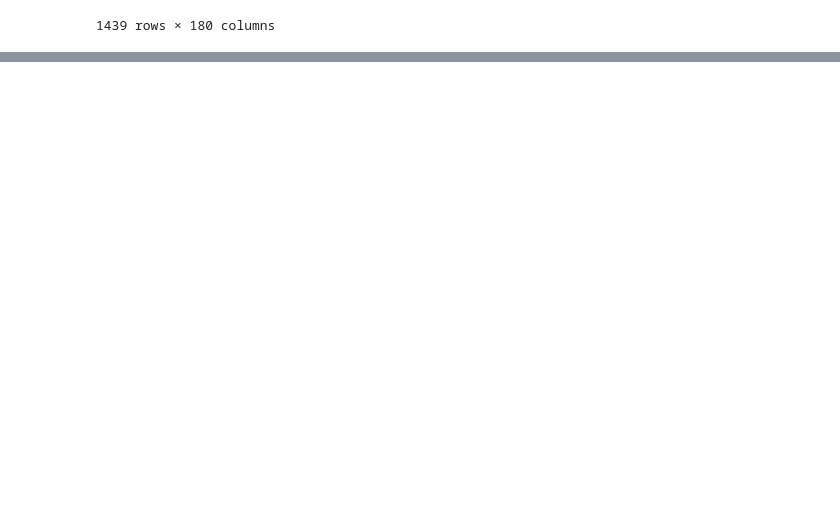
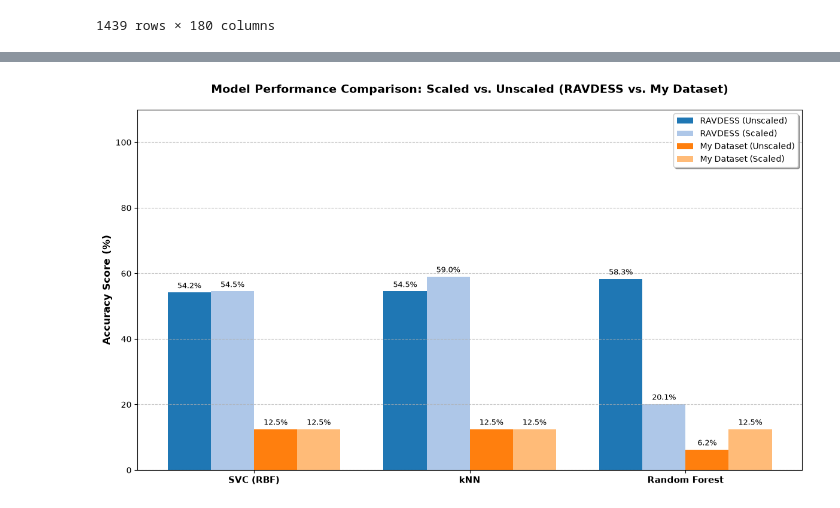
Before and after one commit to huodor/Week3-ClassicML, a Jupyter notebook: Week_3_MachineLearning.ipynb, the cells around one changed output, grey strips where cells are left out. Saved outputs shown, nothing was run; the diff lists cells and outputs as text; code cells hidden in the pictures; blank space fills up the shorter version.

```diff
--- a/Week_3_MachineLearning.ipynb
+++ b/Week_3_MachineLearning.ipynb
@@ -753,0 +846,15 @@ scores_df.sort_values(by='Accuracy Score',axis=0,ascending=False)
+# %%
+model = RandomForestClassifier(
+    n_estimators=500,
+    criterion='entropy',
+    warm_start=True,
+    max_features='sqrt',
+    oob_score=True,
+    random_state=42
+)
+
+model.fit(X_train, y_train)
+
+print(f'RAVDESS test accuracy: {100 * model.score(X_test, y_test):.2f}%')
+
+print(f'My test accuracy: {100 * model.score(my_features, my_emotions):.2f}%')
@@ -753,0 +864,77 @@ scores_df.sort_values(by='Accuracy Score',axis=0,ascending=False)
+# %%
+import numpy as np
+import pandas as pd
+import matplotlib.pyplot as plt
+from sklearn.svm import SVC
+from sklearn.neighbors import KNeighborsClassifier
+from sklearn.ensemble import RandomForestClassifier
+
+# Ensure the personal dataset features are scaled correctly
+my_features_scaled = scaler.transform(my_features)
+
+# Define the 3 models
+models = {
+    'SVC (RBF)': SVC(C=3, gamma='auto', kernel='rbf', random_state=42),
+    'kNN': KNeighborsClassifier(n_neighbors=5, weights='distance', algorithm='brute', n_jobs=4),
+    'Random Forest': RandomForestClassifier(n_estimators=500, criterion='entropy', warm_start=True, max_features='sqrt', oob_score=True, random_state=42)
+}
+
+# Initialize lists to hold the accuracy scores
+ravdess_unscaled = []
+ravdess_scaled = []
+my_unscaled = []
+my_scaled = []
+
+# Gather scores for each model
+for name, clf in models.items():
+    # Unscaled scenarios: train model on unscaled RAVDESS training data
+    clf.fit(X_train, y_train.values.ravel() if hasattr(y_train, 'values') else y_train)
+    ravdess_unscaled.append(100 * clf.score(X_test, y_test))
+    my_unscaled.append(100 * clf.score(my_features, my_emotions))
+
+    # Scaled scenarios: train model on standard-scaled RAVDESS training data
+    clf.fit(X_train_scaled, y_train.values.ravel() if hasattr(y_train, 'values') else y_train)
+    ravdess_scaled.append(100 * clf.score(X_test_scaled, y_test))
+    my_scaled.append(100 * clf.score(my_features_scaled, my_emotions))
+
+# Plot setup
+labels = list(models.keys())
+x = np.arange(len(labels))  # label locations
+width = 0.2  # width of each bar
+
+fig, ax = plt.subplots(figsize=(12, 7))
+
+# Draw grouped bars
+rects1 = ax.bar(x - 1.5*width, ravdess_unscaled, width, label='RAVDESS (Unscaled)', color='#1f77b4')
+rects2 = ax.bar(x - 0.5*width, ravdess_scaled, width, label='RAVDESS (Scaled)', color='#aec7e8')
+rects3 = ax.bar(x + 0.5*width, my_unscaled, width, label='My Dataset (Unscaled)', color='#ff7f0e')
+rects4 = ax.bar(x + 1.5*width, my_scaled, width, label='My Dataset (Scaled)', color='#ffbb78')
+
+# Formatting
+ax.set_ylabel('Accuracy Score (%)', fontsize=12, fontweight='bold')
+ax.set_title('Model Performance Comparison: Scaled vs. Unscaled (RAVDESS vs. My Dataset)', fontsize=14, fontweight='bold', pad=20)
+ax.set_xticks(x)
+ax.set_xticklabels(labels, fontsize=11, fontweight='bold')
+ax.set_ylim(0, 110)
+ax.legend(loc='upper right', frameon=True, shadow=True, fontsize=10)
+ax.grid(axis='y', linestyle='--', alpha=0.7)
+
+# Add values on top of bars
+def autolabel(rects):
+    for rect in rects:
+        height = rect.get_height()
+        ax.annotate(f'{height:.1f}%',
+                    xy=(rect.get_x() + rect.get_width() / 2, height),
+                    xytext=(0, 3),  # 3 points vertical offset
+                    textcoords="offset points",
+                    ha='center', va='bottom', fontsize=9)
+
+autolabel(rects1)
+autolabel(rects2)
+autolabel(rects3)
+autolabel(rects4)
+
+plt.tight_layout()
+plt.show()
+# %% [output]
+[figure, added]
```
Also changed, not shown: parts of 16 cells of this notebook.
